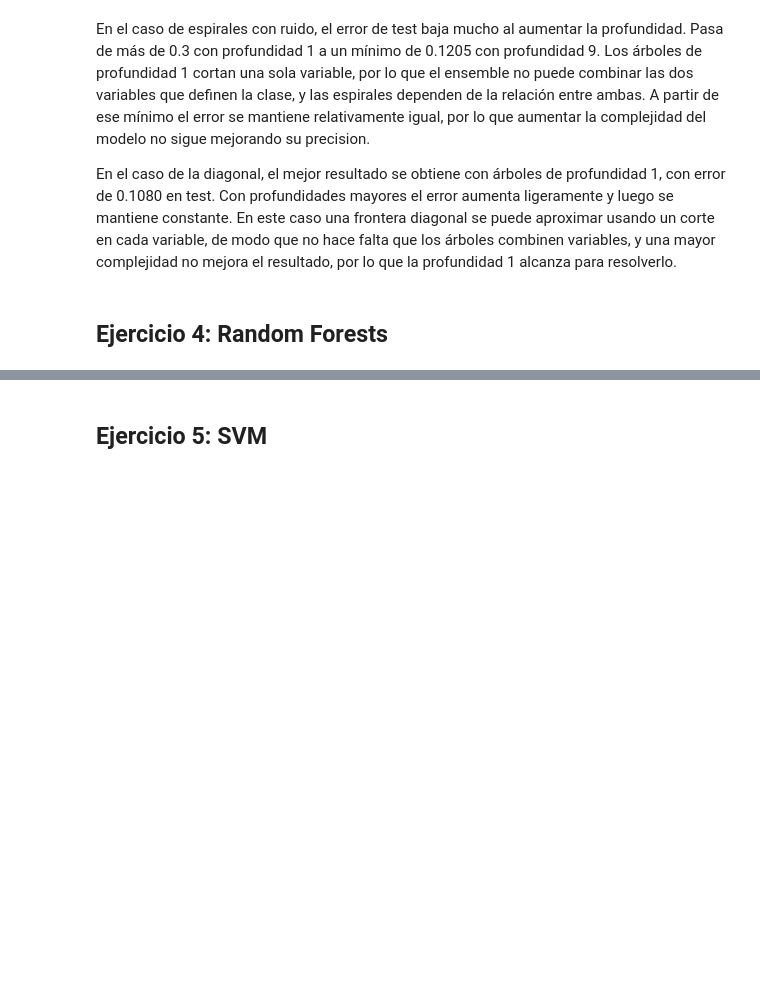
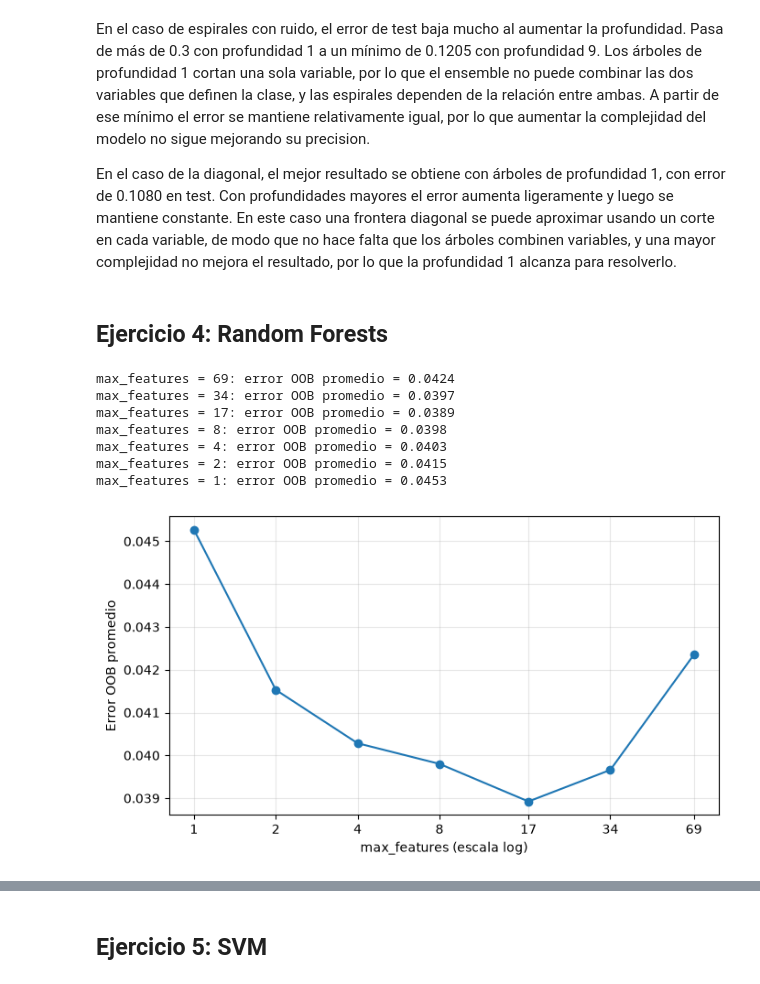
Before and after one commit to BrunoSpoletini/topicosMineriaDeDatos, a Jupyter notebook: tp4/TMD_TP4_Metodos_Supervisados_Avanzados.ipynb, the cells around one changed output, grey strips where cells are left out. Saved outputs shown, nothing was run; the diff lists cells and outputs as text; code cells hidden in the pictures; blank space fills up the shorter version.

```diff
--- a/tp4/TMD_TP4_Metodos_Supervisados_Avanzados.ipynb
+++ b/tp4/TMD_TP4_Metodos_Supervisados_Avanzados.ipynb
@@ -437,18 +437,52 @@ En el caso de espirales con ruido, el error de test baja mucho al aumentar la pr
 En el caso de la diagonal, el mejor resultado se obtiene con árboles de profundidad 1, con error de 0.1080 en test. Con profundidades mayores el error aumenta ligeramente y luego se mantiene constante. En este caso una frontera diagonal se puede aproximar usando un corte en cada variable, de modo que no hace falta que los árboles combinen variables, y una mayor complejidad no mejora el resultado, por lo que la profundidad 1 alcanza para resolverlo.
 # %% [markdown]
 ## Ejercicio 4: Random Forests
-# %%
-rf_estimators = 1000
-rf_mtry = 0
-
-rf = RandomForestClassifier(
-    n_estimators=rf_estimators,
-    max_features=rf_mtry,
-    bootstrap=True,
-    class_weight='balanced',
-    oob_score=True
-)
-
-# 1 - random_forest.oob_score_ := final out-of-bag error
-
-# COMPLETAR
+# %%
+rf_estimators = 1000
+rf_corridas = 5
+rf_mtrys = [69, 34, 17, 8, 4, 2, 1]
+
+X_rrl = RRL.drop(columns='Tipo').to_numpy()
+y_rrl = RRL['Tipo'].to_numpy()
+
+errores_oob = []
+for rf_mtry in rf_mtrys:
+    errores_corridas = []
+    for corrida in range(rf_corridas):
+        rf = RandomForestClassifier(
+            n_estimators=rf_estimators,
+            max_features=rf_mtry,
+            bootstrap=True,
+            class_weight='balanced',
+            oob_score=True,
+            random_state=corrida,
+            n_jobs=-1
+        )
+        rf.fit(X_rrl, y_rrl)
+
+        # 1 - random_forest.oob_score_ := final out-of-bag error
+        errores_corridas.append(1 - rf.oob_score_)
+
+    errores_oob.append(np.mean(errores_corridas))
+    print(f'max_features = {rf_mtry}: error OOB promedio = {errores_oob[-1]:.4f}')
+
+# Error OOB promedio vs cantidad de features evaluadas en cada corte
+fig, ax = plt.subplots(figsize=(7, 4))
+ax.plot(rf_mtrys, errores_oob, marker='o')
+ax.set_xscale('log', base=2)
+ax.set_xticks(rf_mtrys)
+ax.set_xticklabels(rf_mtrys)
+ax.set_xlabel('max_features (escala log)')
+ax.set_ylabel('Error OOB promedio')
+ax.grid(alpha=0.3)
+plt.tight_layout()
+plt.show()
+# %% [output]
+max_features = 69: error OOB promedio = 0.0424
+max_features = 34: error OOB promedio = 0.0397
+max_features = 17: error OOB promedio = 0.0389
+max_features = 8: error OOB promedio = 0.0398
+max_features = 4: error OOB promedio = 0.0403
+max_features = 2: error OOB promedio = 0.0415
+max_features = 1: error OOB promedio = 0.0453
+[figure, added]
```
Also changed, not shown: parts of 1 cell of this notebook.
